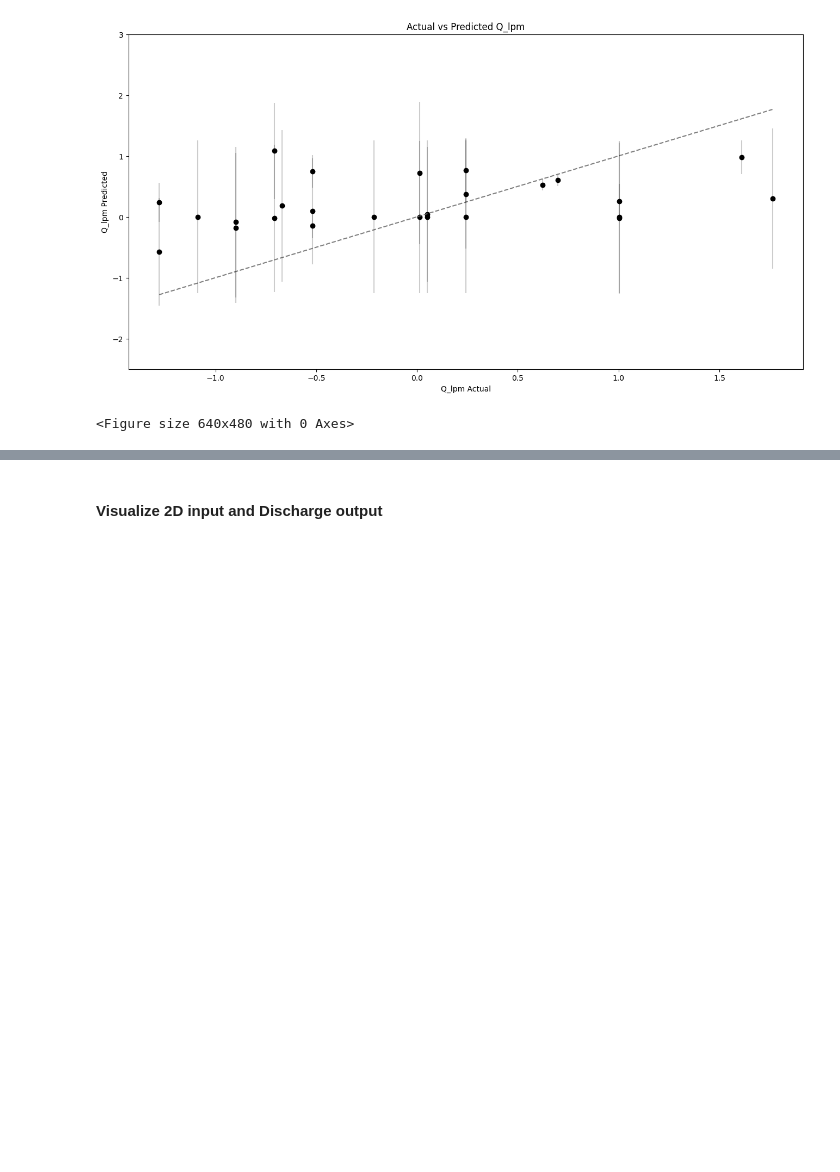
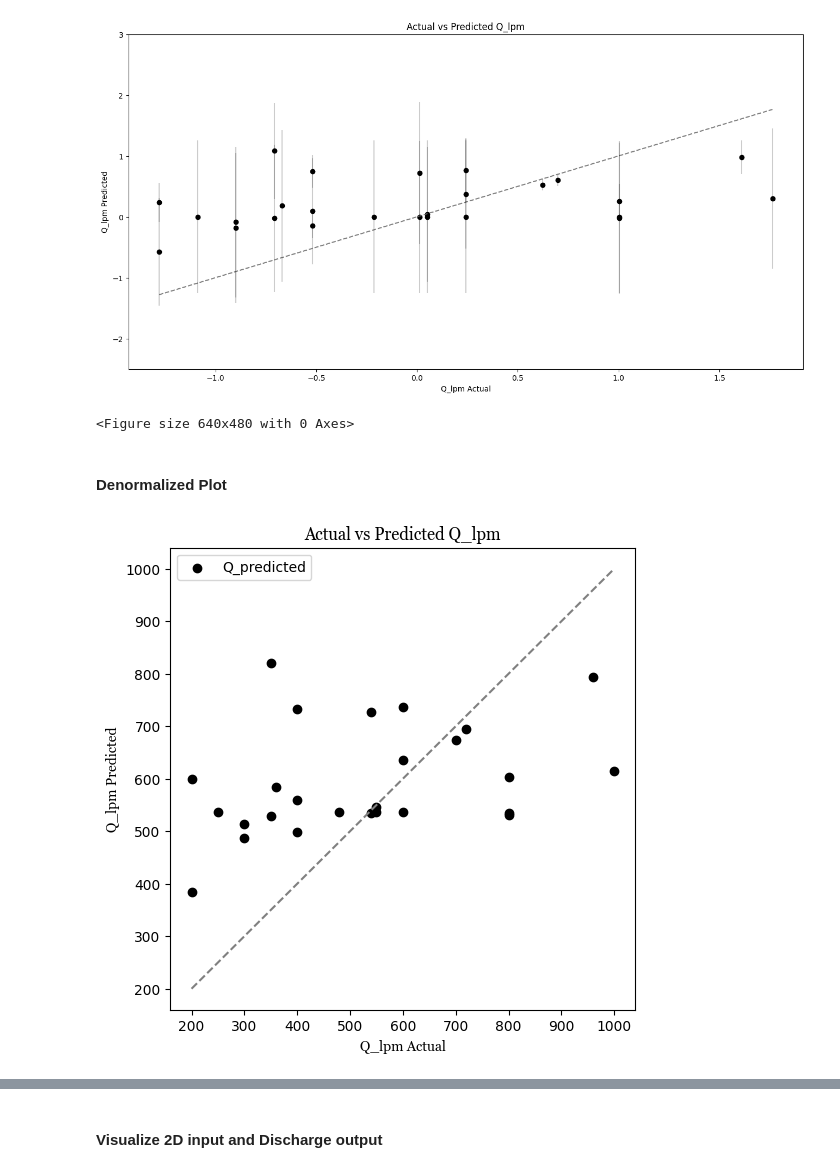
Before and after one commit to KandelN/gw-predictor, a Jupyter notebook: gaussian_process.ipynb, the cells around one changed output, grey strips where cells are left out. Cells and saved outputs as stored; diff of their text form; code cells hidden in the pictures; blank space fills up the shorter version.

```diff
--- a/gaussian_process.ipynb
+++ b/gaussian_process.ipynb
@@ -199,3 +201,34 @@ plt.savefig("Qact_Qpre.png", dpi = 150)
 # %% [output]
 [figure]
 <Figure size 640x480 with 0 Axes>
+# %% [markdown]
+#### Denormalized Plot
+# %%
+
+plt.figure(figsize=(6,6))
+q_test= shuffled_df.iloc[mid:,3:4].to_numpy()
+
+# Plot act = pred line.
+x = np.linspace(q_test[:, 0].min(), q_test[:, 0].max(), 100)
+plt.plot(x, x, '--', color='gray')
+
+# Plot scatter plot for actual vs predicted q_lpm for test data set.
+plt.scatter(q_test, q_trans_mean, color='k', label='Q_predicted')
+
+# plt.errorbar(q_test.flatten(), q_trans_mean.flatten(), q_trans_var.flatten(), fmt='o', color='k', alpha = 0.2)
+
+# Labels and graphics
+hfont = {'fontname':'Georgia'}
+plt.xlabel("Q_lpm Actual", **hfont)
+plt.ylabel("Q_lpm Predicted", **hfont)
+plt.title("Actual vs Predicted Q_lpm", **hfont)
+plt.legend()
+# plt.ylim((-800, 2000))
+# plt.xlim((-800,2000))
+
+
+# Visualize
+plt.savefig("images\Qact_Qpre.jpg", dpi = 150)
+plt.show()
+# %% [output]
+[figure, added]
```
Also changed, not shown: parts of 7 cells of this notebook, 4 other files.
